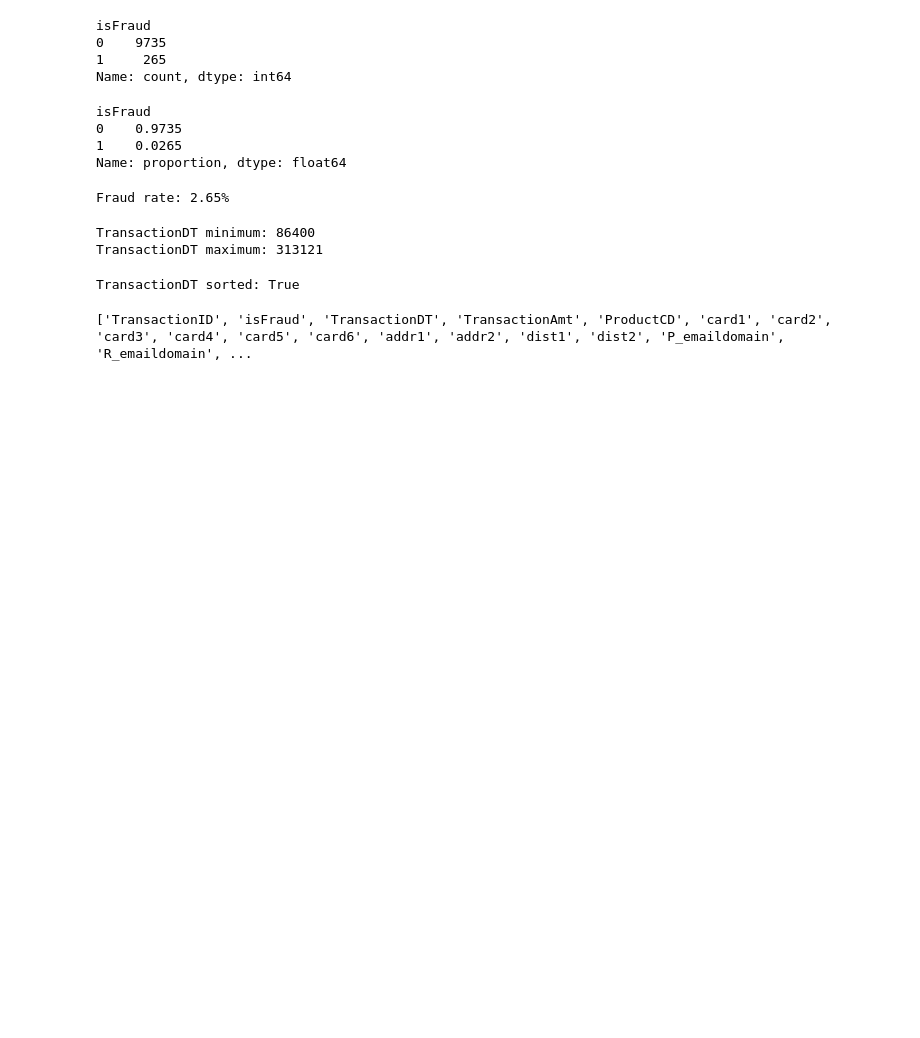
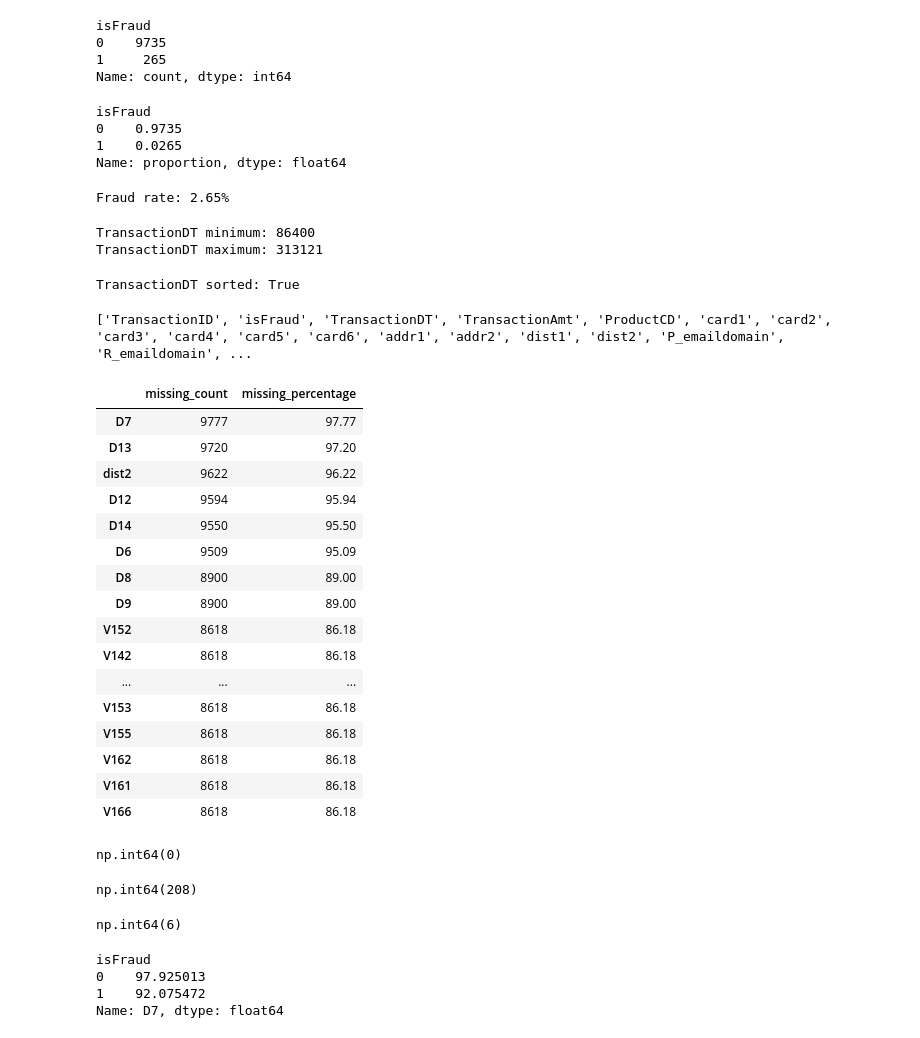
Before and after one commit to nileshkatuwal/fraud-detection-risk-scoring, a Jupyter notebook: notebooks/01_data_understanding.ipynb, the cells around one changed output. Cells and saved outputs as stored; diff of their text form; code cells hidden in the pictures; blank space fills up the shorter version.

```diff
--- a/notebooks/01_data_understanding.ipynb
+++ b/notebooks/01_data_understanding.ipynb
@@ -91,3 +94,55 @@ pd.set_option("display.max_rows", 400)
 print(train_sample.columns.tolist())
 # %% [output]
 ['TransactionID', 'isFraud', 'TransactionDT', 'TransactionAmt', 'ProductCD', 'card1', 'card2', 'card3', 'card4', 'card5', 'card6', 'addr1', 'addr2', 'dist1', 'dist2', 'P_emaildomain', 'R_emaildomain', ...
+# %%
+# Missing values by column
+
+missing = train_sample.isna().sum().sort_values(ascending = False)
+
+missing_percentage = (
+    train_sample.isna().mean() * 100
+).sort_values(ascending = False)
+
+missing_sumamry = pd.DataFrame({
+    "missing_count": missing,
+    "missing_percentage": missing_percentage
+})
+
+missing_sumamry.head(30)
+# %% [output]
+|  | missing_count | missing_percentage |
+| D7 | 9777 | 97.77 |
+| D13 | 9720 | 97.20 |
+| dist2 | 9622 | 96.22 |
+| D12 | 9594 | 95.94 |
+| D14 | 9550 | 95.50 |
+| D6 | 9509 | 95.09 |
+| D8 | 8900 | 89.00 |
+| D9 | 8900 | 89.00 |
+| V152 | 8618 | 86.18 |
+| V142 | 8618 | 86.18 |
+| ... | ... | ... |
+| V153 | 8618 | 86.18 |
+| V155 | 8618 | 86.18 |
+| V162 | 8618 | 86.18 |
+| V161 | 8618 | 86.18 |
+| V166 | 8618 | 86.18 |
+# %%
+(train_sample.isna().all()).sum()
+# %% [output]
+np.int64(0)
+# %%
+(missing_percentage > 50).sum()
+# %% [output]
+np.int64(208)
+# %%
+(missing_percentage > 90).sum()
+# %% [output]
+np.int64(6)
+# %%
+train_sample.groupby("isFraud")["D7"].apply(lambda x: x.isna().mean() * 100)
+# %% [output]
+isFraud
+0    97.925013
+1    92.075472
+Name: D7, dtype: float64
```
Also changed, not shown: parts of 28 cells of this notebook.
